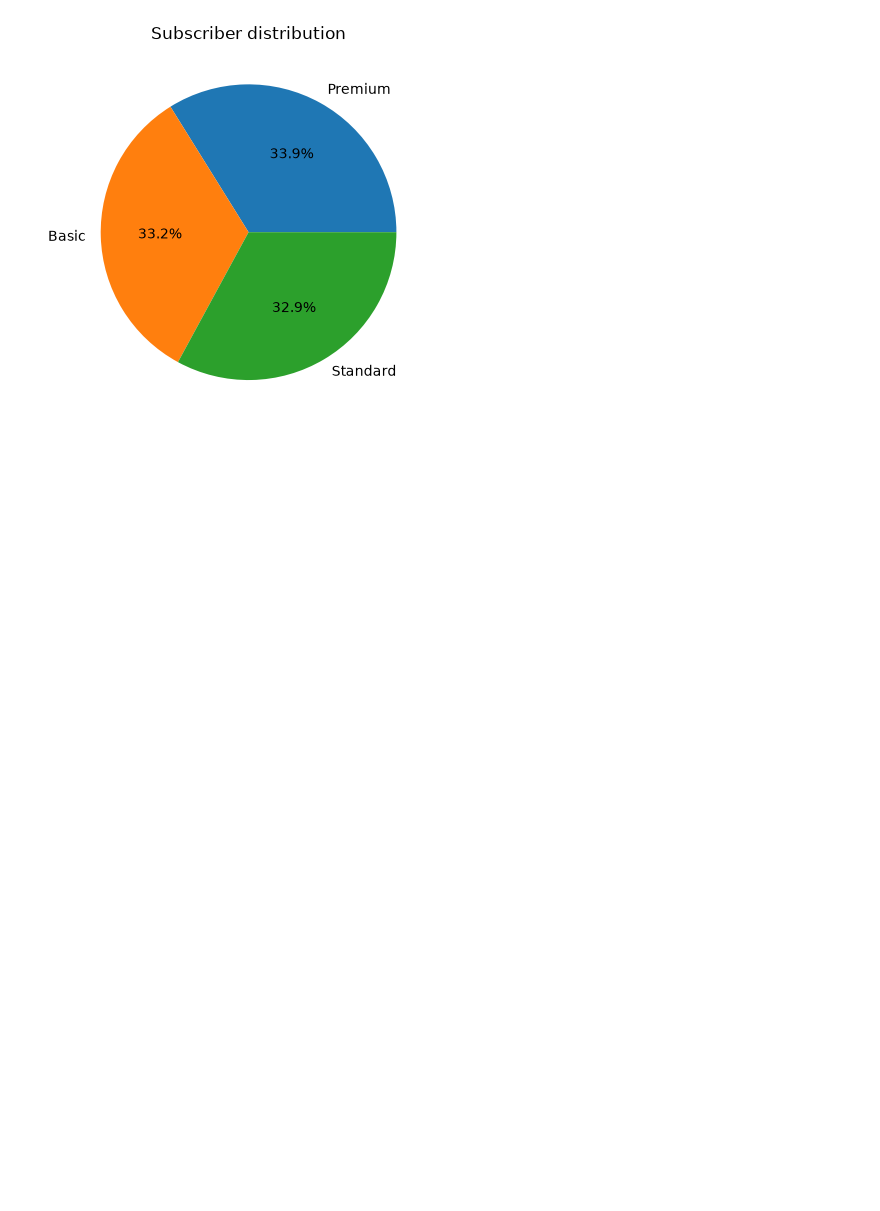
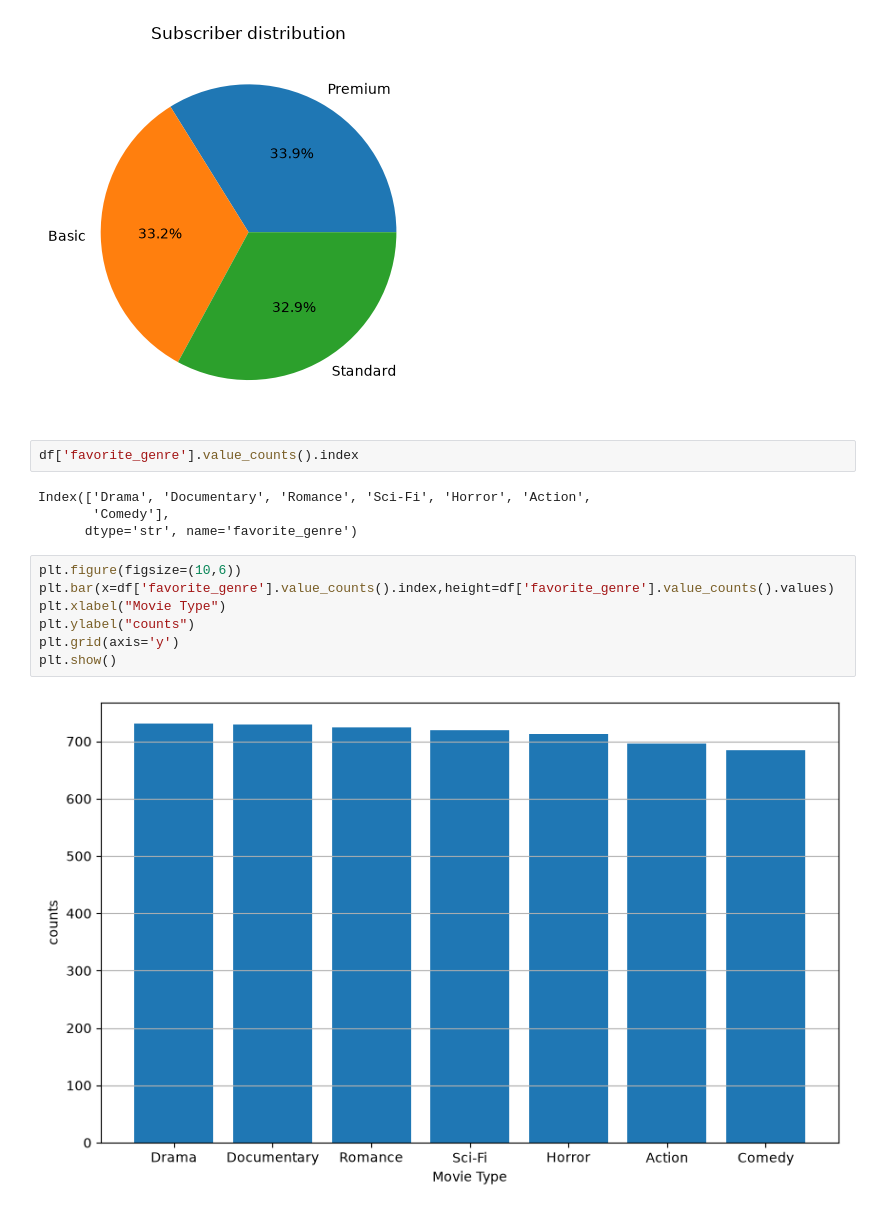
Before and after one commit to Sujab08/Netflix_Customer_Churn_Project, a Jupyter notebook: Data_Visualisation.ipynb, the cells around one changed output. Drawn from its saved outputs; the diff is of its cells as text; blank space fills up the shorter version.

```diff
--- a/Data_Visualisation.ipynb
+++ b/Data_Visualisation.ipynb
@@ -41,3 +67,18 @@ plt.title("Subscriber distribution")
 plt.show()
 # %% [output]
 [figure]
+# %%
+df['favorite_genre'].value_counts().index
+# %% [output]
+Index(['Drama', 'Documentary', 'Romance', 'Sci-Fi', 'Horror', 'Action',
+       'Comedy'],
+      dtype='str', name='favorite_genre')
+# %%
+plt.figure(figsize=(10,6))
+plt.bar(x=df['favorite_genre'].value_counts().index,height=df['favorite_genre'].value_counts().values)
+plt.xlabel("Movie Type")
+plt.ylabel("counts")
+plt.grid(axis='y')
+plt.show()
+# %% [output]
+[figure, added]
```
Also changed, not shown: parts of 20 cells of this notebook.
